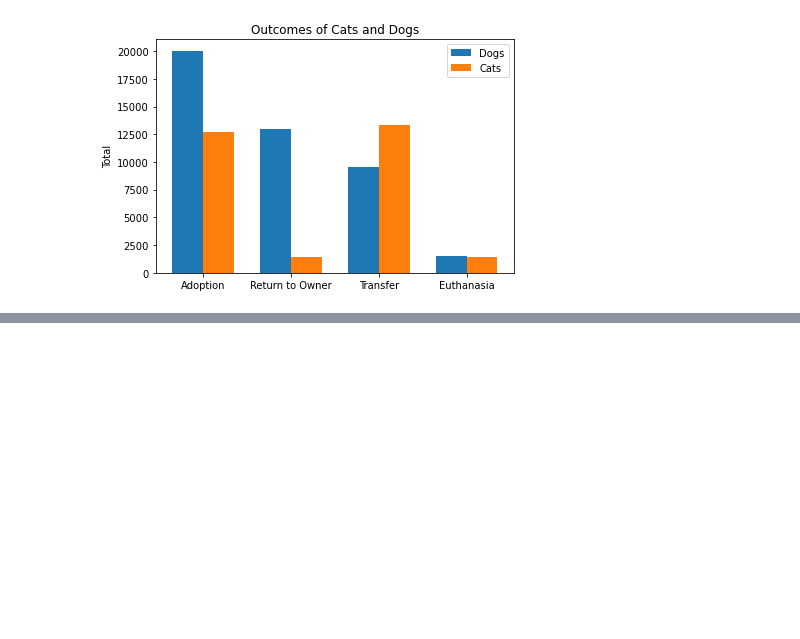
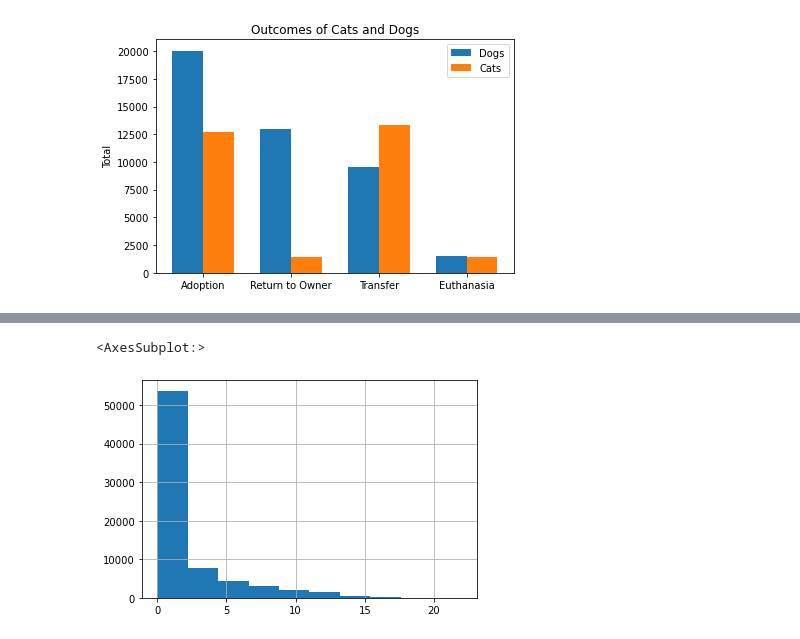
Before and after one commit to GeorgeFerre/animal-shelter, a Jupyter notebook: Untitled.ipynb, the cells around one changed output, grey strips where cells are left out. Drawn from its saved outputs; the diff is of its cells as text; code cells hidden in the pictures; blank space fills up the shorter version.

```diff
--- a/Untitled.ipynb
+++ b/Untitled.ipynb
@@ -121,8 +100,0 @@ Name: age_upon_outcome, dtype: int64
-# %%
-def age_number(row):
-    if 'days' in row or 'weeks' in row or 'months' in row or row == '0 years':
-        return 0
-    elif row == '1 year':
-        return 1
-    else:
-        return row[:-6]
@@ -297,0 +268,8 @@ plt.show()
+# %%
+def age_number(row):
+    if 'day' in row or 'week' in row or 'month' in row or row == '0 years':
+        return 0
+    elif row == '1 year':
+        return 1
+    else:
+        return row[:-6]
@@ -297,0 +278,7 @@ plt.show()
+# %%
+df['age_number'] = df['age_number'].astype('int64')
+# %%
+df['age_number'].hist()
+# %% [output]
+<AxesSubplot:>
+[figure, added]
```
Also changed, not shown: parts of 7 cells of this notebook.
